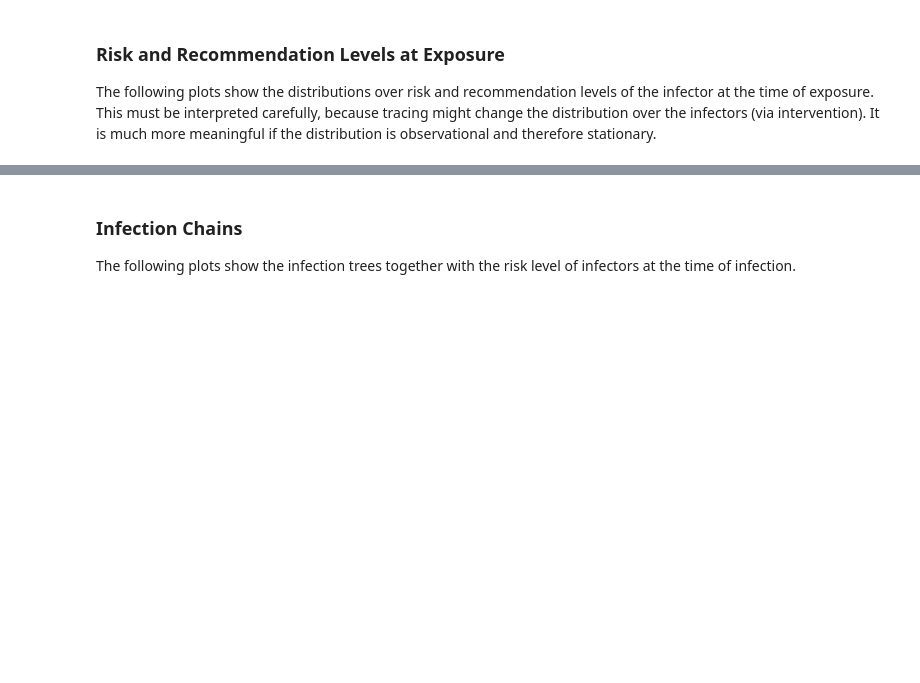
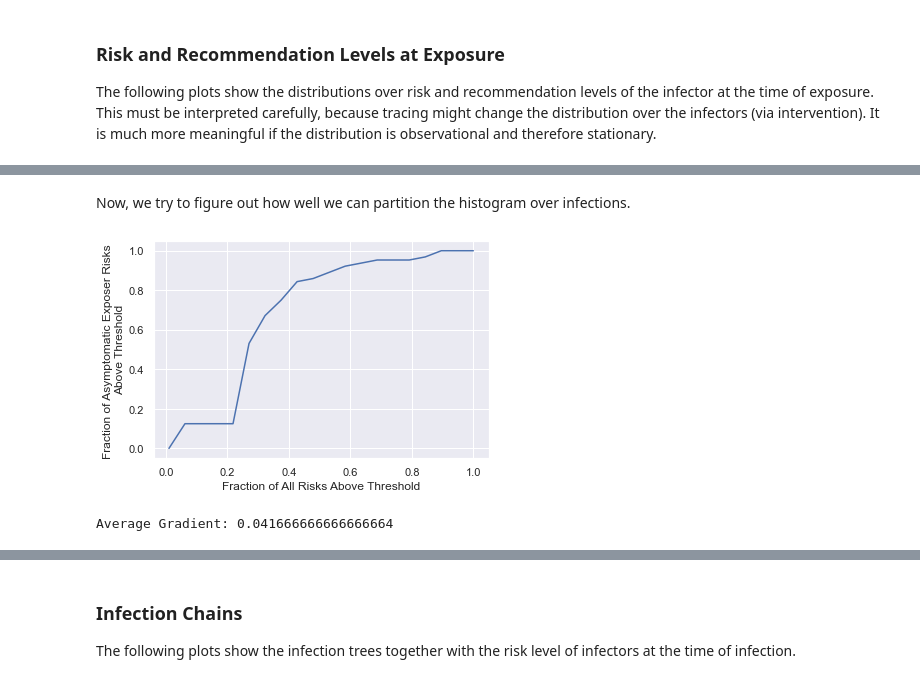
Before and after one commit to mila-iqia/COVI-AgentSim, a Jupyter notebook: notebooks/analysis.ipynb, the cells around one changed output, grey strips where cells are left out. Cells and saved outputs as stored; diff of their text form; code cells hidden in the pictures; blank space fills up the shorter version.

```diff
--- a/notebooks/analysis.ipynb
+++ b/notebooks/analysis.ipynb
@@ -205,6 +260,11 @@ contagion_digraph = to_digraph(contagion_graph,
                                lambda human1_state, human2_state: dict(exposer_risk=human1_state["risk"],
                                                                        exposer_risk_level=human1_state["risk_level"],
                                                                        exposer_rec_level=human1_state["rec_level"]))
+# %%
+encounter_digraph = to_concat_digraph(eg_at_interval,
+                                      lambda human1_state, human2_state: dict(exposer_risk=human1_state["risk"],
+                                                                              exposer_risk_level=human1_state["risk_level"],
+                                                                              exposer_rec_level=human1_state["rec_level"]))
 # %% [markdown]
 ### Risk and Recommendation Levels at Exposure
 
@@ -227,0 +326,15 @@ plt.show()
+# %% [markdown]
+Now, we try to figure out how well we can partition the histogram over infections.
+# %%
+percentiles = np.linspace(0.01, 1, 20)
+percentile_curve = np.array([(raw_risks_at_exposure > np.percentile(raw_risks_all, x * 100)).mean() for x in percentiles][::-1])
+plt.figure()
+plt.plot(percentiles, percentile_curve)
+plt.ylabel("Fraction of Asymptomatic Exposer Risks \nAbove Threshold")
+plt.xlabel("Fraction of All Risks Above Threshold")
+plt.show()
+
+print(f"Average Gradient: {np.diff(percentile_curve[percentiles < 0.2]).mean()}")
+# %% [output]
+[figure, added]
+Average Gradient: 0.041666666666666664
```
Also changed, not shown: parts of 17 cells of this notebook.
